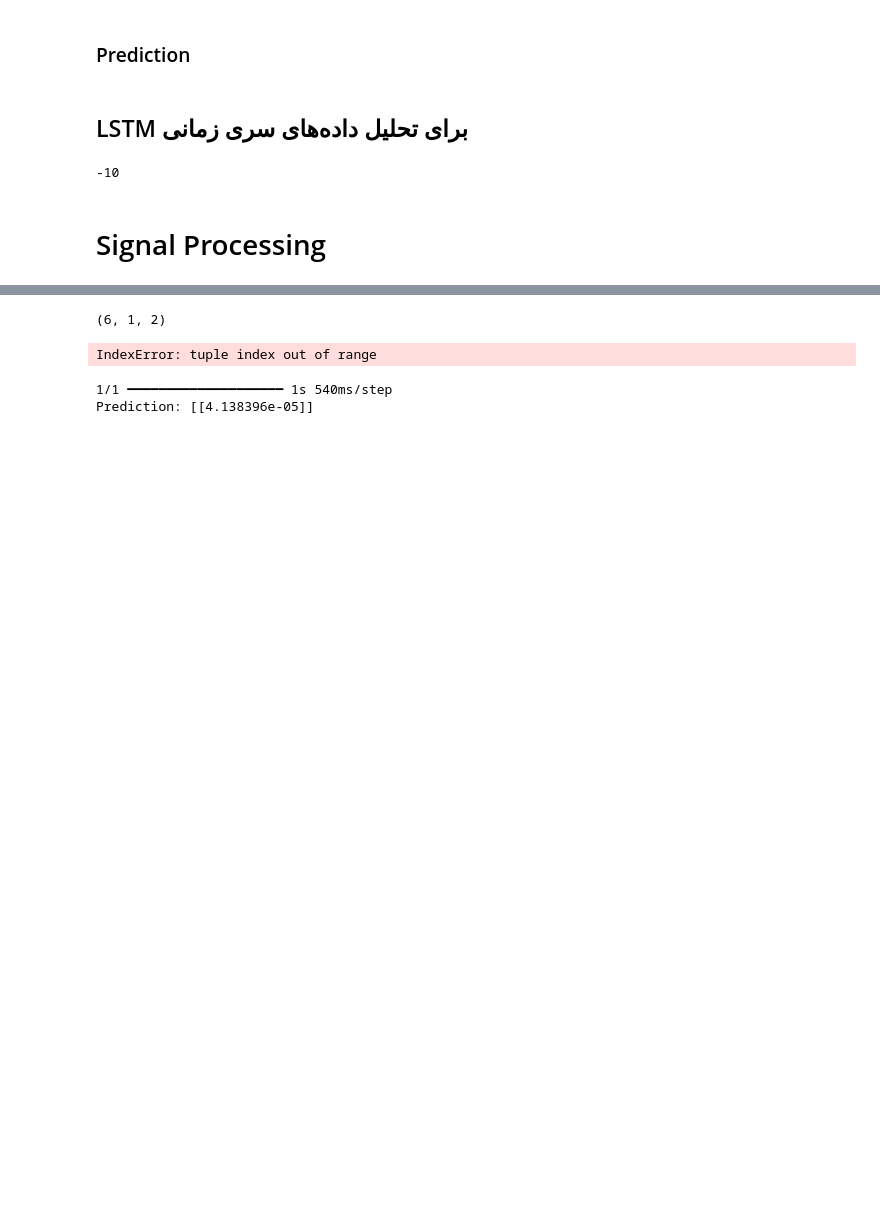
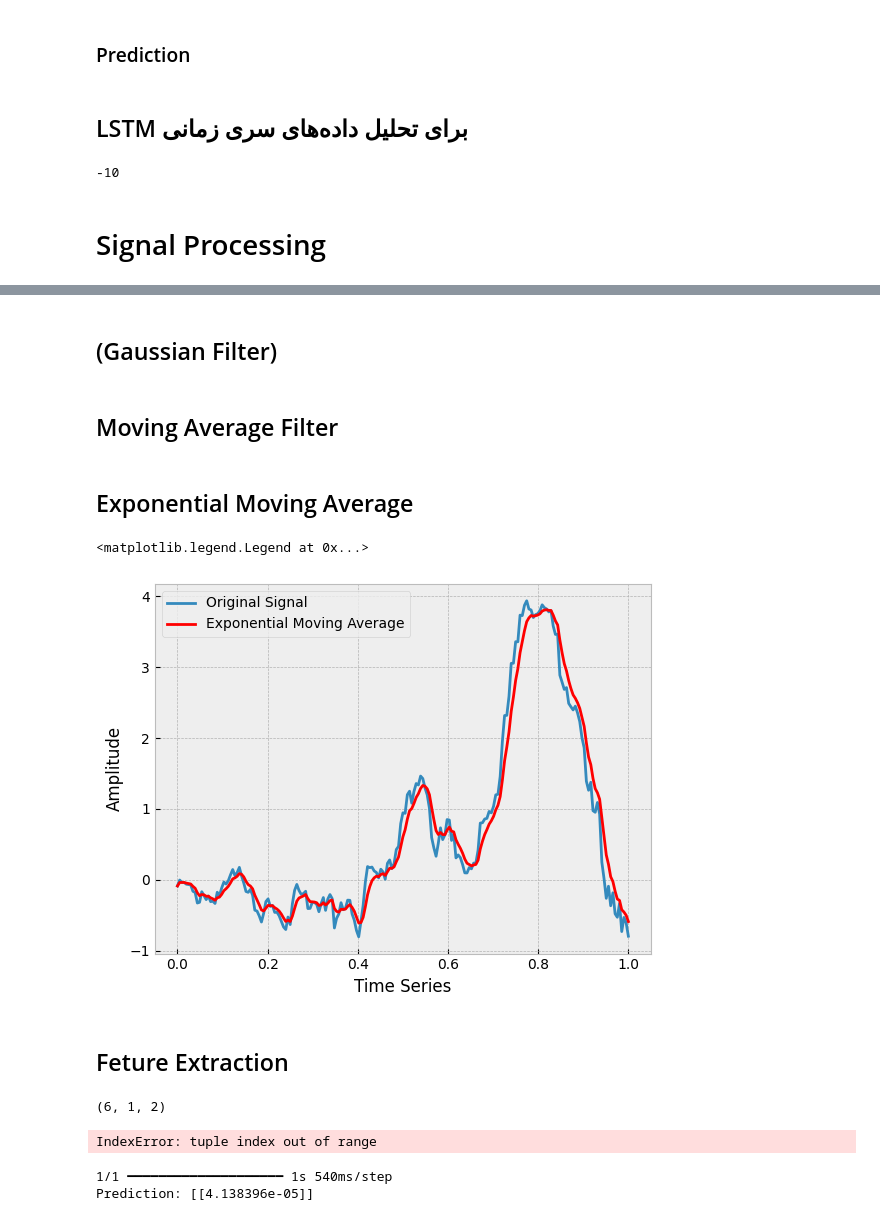
Before and after one commit to Iman6243/AI, a Jupyter notebook: MobilSENSOR.ipynb, the cells around one changed output, grey strips where cells are left out. Saved outputs shown, nothing was run; the diff lists cells and outputs as text; code cells hidden in the pictures; blank space fills up the shorter version.

```diff
--- a/MobilSENSOR.ipynb
+++ b/MobilSENSOR.ipynb
@@ -248,0 +263,23 @@ from sklearn.preprocessing import StandardScaler
+# %% [markdown]
+## (Gaussian Filter)
+# %%
+from scipy.ndimage import gaussian_filter1d
+
+samples=int(len(signal)*10/1000)
+t = np.linspace(0, 1, samples)
+plt.figure(figsize=(7, 2))
+plt.boxplot(signal[:samples]['z'], vert=False)
+plt.show()
+# استفاده از فیلتر گاوسی
+sigma = 2  # تنظیم مقدار سیگما
+gaussian_smoothed = gaussian_filter1d(signal, sigma=sigma)
+# نمایش سیگنال اصلی و هموار شده
+#plt.plot(t, signal, label='Original Signal')
+#plt.plot(t, gaussian_smoothed, label='Gaussian Smoothed', color='green')
+plt.plot(t,signal[:samples]['z'], label='Original Signal')
+plt.plot(t,gaussian_smoothed[:samples,2], label='Gaussian Smoothed', color='green')
+plt.xlabel("Time Series")
+plt.ylabel("Amplitude")
+plt.legend()
+# %% [markdown]
+## Moving Average Filter
@@ -249 +297,19 @@ from sklearn.preprocessing import StandardScaler
+# %% [markdown]
+## Exponential Moving Average
+# %%
+# فیلتر میان‌گین متحرک نمایی
+alpha = 0.3
+ema = pd.Series(signal[:samples]['z']).ewm(alpha=alpha).mean()
+
+# نمایش سیگنال اصلی و هموار شده
+plt.plot(t, signal[:samples]['z'], label='Original Signal')
+plt.plot(t, ema[:samples], label='Exponential Moving Average', color='red')
+plt.xlabel("Time Series")
+plt.ylabel("Amplitude")
+plt.legend()
+# %% [output]
+<matplotlib.legend.Legend at 0x...>
+[figure, added]
+# %% [markdown]
+## Feture Extraction
 # %%
```
Also changed, not shown: parts of 4 cells of this notebook.
